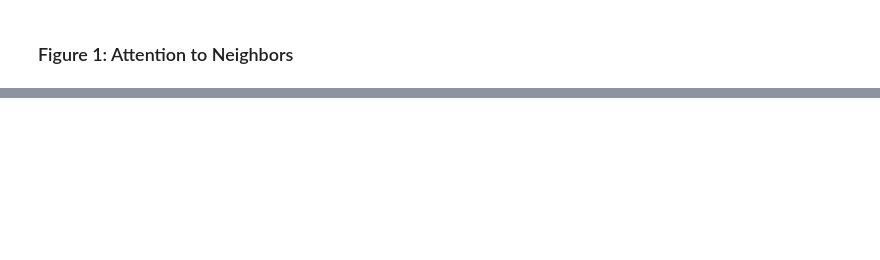
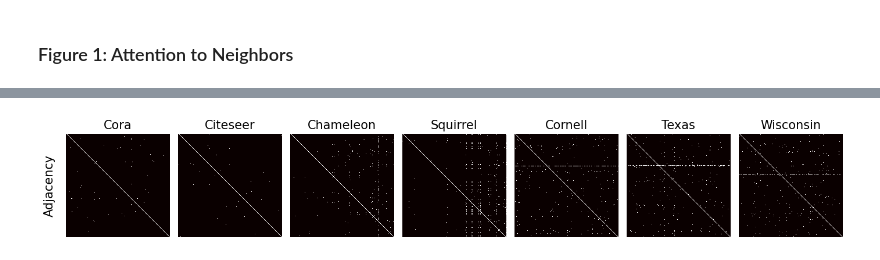
Before and after one commit to batu-el/l65_be301_dc755, a Jupyter notebook: Analysis.ipynb, the cells around one changed output, grey strips where cells are left out. Saved outputs shown, nothing was run; the diff lists cells and outputs as text; code cells hidden in the pictures; blank space fills up the shorter version.

```diff
--- a/Analysis.ipynb
+++ b/Analysis.ipynb
@@ -320,5 +357,5 @@ model_keys = ['st_avg', 'dt_avg', 'dt2_avg']
 data_keys = list(DATASETS.keys())
 A1L_1H = {data_key: {model_key: all_attns_1L_1H[data_key][model_key].mean(axis=1)[0] for model_key in model_keys} for data_key in data_keys}
 A1L_2H = {data_key: {model_key: all_attns_1L_2H[data_key][model_key].mean(axis=1)[0]  for model_key in model_keys} for data_key in data_keys}
-A2L_1H = {data_key: {model_key: (all_attns_2L_1H[data_key][model_key].mean(axis=1)[0] @ all_attns_2L_1H[data_key][model_key].mean(axis=1)[1]).cpu() for model_key in model_keys} for data_key in data_keys}
-A2L_2H = {data_key: {model_key: (all_attns_2L_2H[data_key][model_key].mean(axis=1)[0] @ all_attns_2L_2H[data_key][model_key].mean(axis=1)[1]).cpu() for model_key in model_keys} for data_key in data_keys}
+A2L_1H = {data_key: {model_key: (all_attns_2L_1H[data_key][model_key].mean(axis=1)[1] @ all_attns_2L_1H[data_key][model_key].mean(axis=1)[0]).cpu() for model_key in model_keys} for data_key in data_keys}
+A2L_2H = {data_key: {model_key: (all_attns_2L_2H[data_key][model_key].mean(axis=1)[1] @ all_attns_2L_2H[data_key][model_key].mean(axis=1)[0]).cpu() for model_key in model_keys} for data_key in data_keys}
@@ -578,0 +612,9 @@ plt.scatter(all_attns_1L_2H['Cora']['st_avg'][0][0], all_attns_1L_2H['Cora']['st
+# %%
+### Combined Attention Matrices ###
+
+model_keys = ['st_avg', 'dt_avg', 'dt2_avg']
+data_keys = list(DATASETS.keys())
+A1L_1H = {data_key: {model_key: all_attns_1L_1H[data_key][model_key].mean(axis=1)[0] for model_key in model_keys} for data_key in data_keys}
+A1L_2H = {data_key: {model_key: all_attns_1L_2H[data_key][model_key].mean(axis=1)[0]  for model_key in model_keys} for data_key in data_keys}
+A2L_1H = {data_key: {model_key: (all_attns_2L_1H[data_key][model_key].mean(axis=1)[1] @ all_attns_2L_1H[data_key][model_key].mean(axis=1)[0]).cpu() for model_key in model_keys} for data_key in data_keys}
+A2L_2H = {data_key: {model_key: (all_attns_2L_2H[data_key][model_key].mean(axis=1)[1] @ all_attns_2L_2H[data_key][model_key].mean(axis=1)[0]).cpu() for model_key in model_keys} for data_key in data_keys}
@@ -578,0 +754,8 @@ plt.scatter(all_attns_1L_2H['Cora']['st_avg'][0][0], all_attns_1L_2H['Cora']['st
+# %%
+### Combined Attention Matrices ###
+
+data_keys = list(DATASETS.keys())
+A1L_1H = {data_key: {model_key: all_attns_1L_1H[data_key][model_key].mean(axis=1)[0] for model_key in model_keys} for data_key in data_keys}
+A1L_2H = {data_key: {model_key: all_attns_1L_2H[data_key][model_key].mean(axis=1)[0]  for model_key in model_keys} for data_key in data_keys}
+A2L_1H = {data_key: {model_key: (all_attns_2L_1H[data_key][model_key].mean(axis=1)[1] @ all_attns_2L_1H[data_key][model_key].mean(axis=1)[0]).cpu() for model_key in model_keys} for data_key in data_keys}
+A2L_2H = {data_key: {model_key: (all_attns_2L_2H[data_key][model_key].mean(axis=1)[1] @ all_attns_2L_2H[data_key][model_key].mean(axis=1)[0]).cpu() for model_key in model_keys} for data_key in data_keys}
@@ -578,0 +1002,22 @@ plt.scatter(all_attns_1L_2H['Cora']['st_avg'][0][0], all_attns_1L_2H['Cora']['st
+# %%
+model_keys = ['dt_avg', 'dt2_avg']
+metrics_labels = {'st_avg':'SparseT', 'dt_avg':'DenseTwB', 'dt2_avg':'DenseT'}
+data_keys = ['Cora', 'Citeseer', 'Chameleon', 'Squirrel', 'Cornell', 'Texas', 'Wisconsin'] #list(DATASETS.keys())
+model_specs = {'1L1H': A1L_1H, '1L2H': A1L_2H, '2L1H': A2L_1H, '2L2H': A2L_2H }
+
+import matplotlib.pyplot as plt
+import numpy as np
+
+fig, axs = plt.subplots(1, 7, figsize=(14, 4))
+
+for j in range(7):
+    data = DATASETS[data_keys[j]].dense_adj.cpu()
+    axs[j].imshow(data, cmap='hot', interpolation='nearest')
+    axs[j].set_title(data_keys[j], fontsize=15)
+    if j == 0:
+      axs[j].text(-0.1, 0.5, 'Adjacency', transform=axs[j].transAxes, va='center', ha='right', rotation=90, fontsize=15)
+    axs[j].axis('off')  # Turn off the axis
+plt.tight_layout()
+plt.show()
+# %% [output]
+[figure, added]
```
Also changed, not shown: parts of 73 cells of this notebook.
